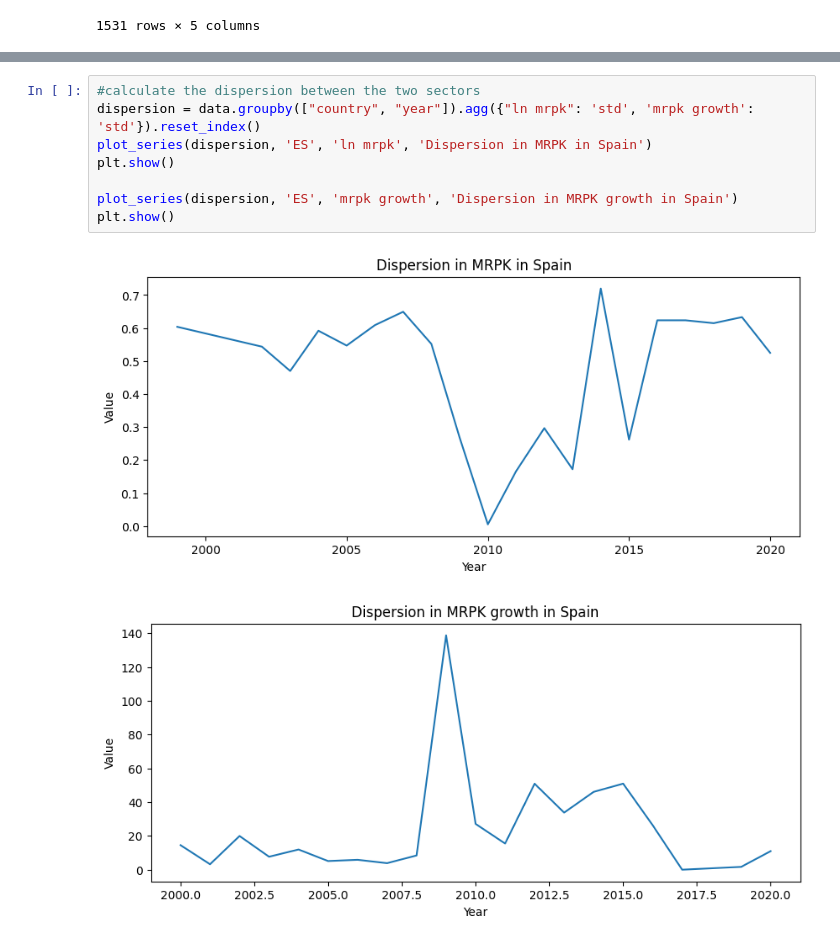
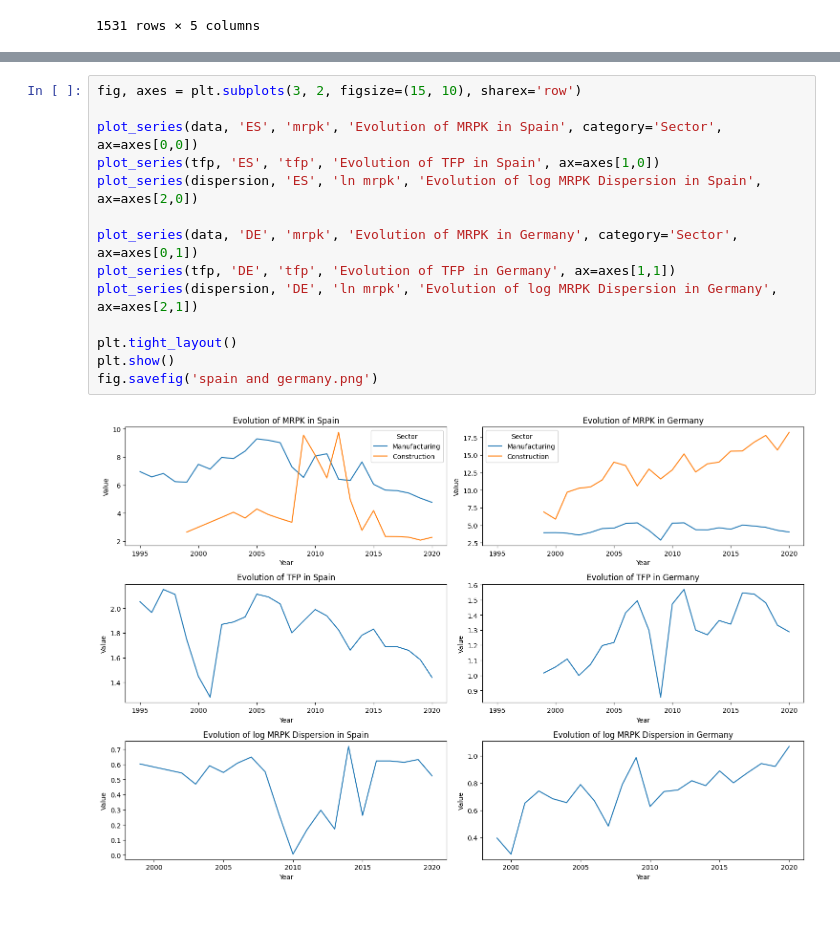
Before and after one commit to CurdinLieberherr/capital_misallocation, a Jupyter notebook: notebook.ipynb, the cells around one changed output, grey strips where cells are left out. Saved outputs shown, nothing was run; the diff lists cells and outputs as text; blank space fills up the shorter version.

```diff
--- a/notebook.ipynb
+++ b/notebook.ipynb
@@ -181,12 +155,17 @@ plt.show()
-# %%
-#calculate the dispersion between the two sectors
-dispersion = data.groupby(["country", "year"]).agg({"ln mrpk": 'std', 'mrpk growth': 'std'}).reset_index()
-plot_series(dispersion, 'ES', 'ln mrpk', 'Dispersion in MRPK in Spain')
-plt.show()
-
-plot_series(dispersion, 'ES', 'mrpk growth', 'Dispersion in MRPK growth in Spain')
-plt.show()
-# %% [output]
-[figure, removed]
-[figure, removed]
+# %%
+fig, axes = plt.subplots(3, 2, figsize=(15, 10), sharex='row')
+
+plot_series(data, 'ES', 'mrpk', 'Evolution of MRPK in Spain', category='Sector', ax=axes[0,0])
+plot_series(tfp, 'ES', 'tfp', 'Evolution of TFP in Spain', ax=axes[1,0])
+plot_series(dispersion, 'ES', 'ln mrpk', 'Evolution of log MRPK Dispersion in Spain', ax=axes[2,0])
+
+plot_series(data, 'DE', 'mrpk', 'Evolution of MRPK in Germany', category='Sector', ax=axes[0,1])
+plot_series(tfp, 'DE', 'tfp', 'Evolution of TFP in Germany', ax=axes[1,1])
+plot_series(dispersion, 'DE', 'ln mrpk', 'Evolution of log MRPK Dispersion in Germany', ax=axes[2,1])
+
+plt.tight_layout()
+plt.show()
+fig.savefig('spain and germany.png')
+# %% [output]
+[figure, added]
 # %%
```
Also changed, not shown: parts of 9 cells of this notebook.
